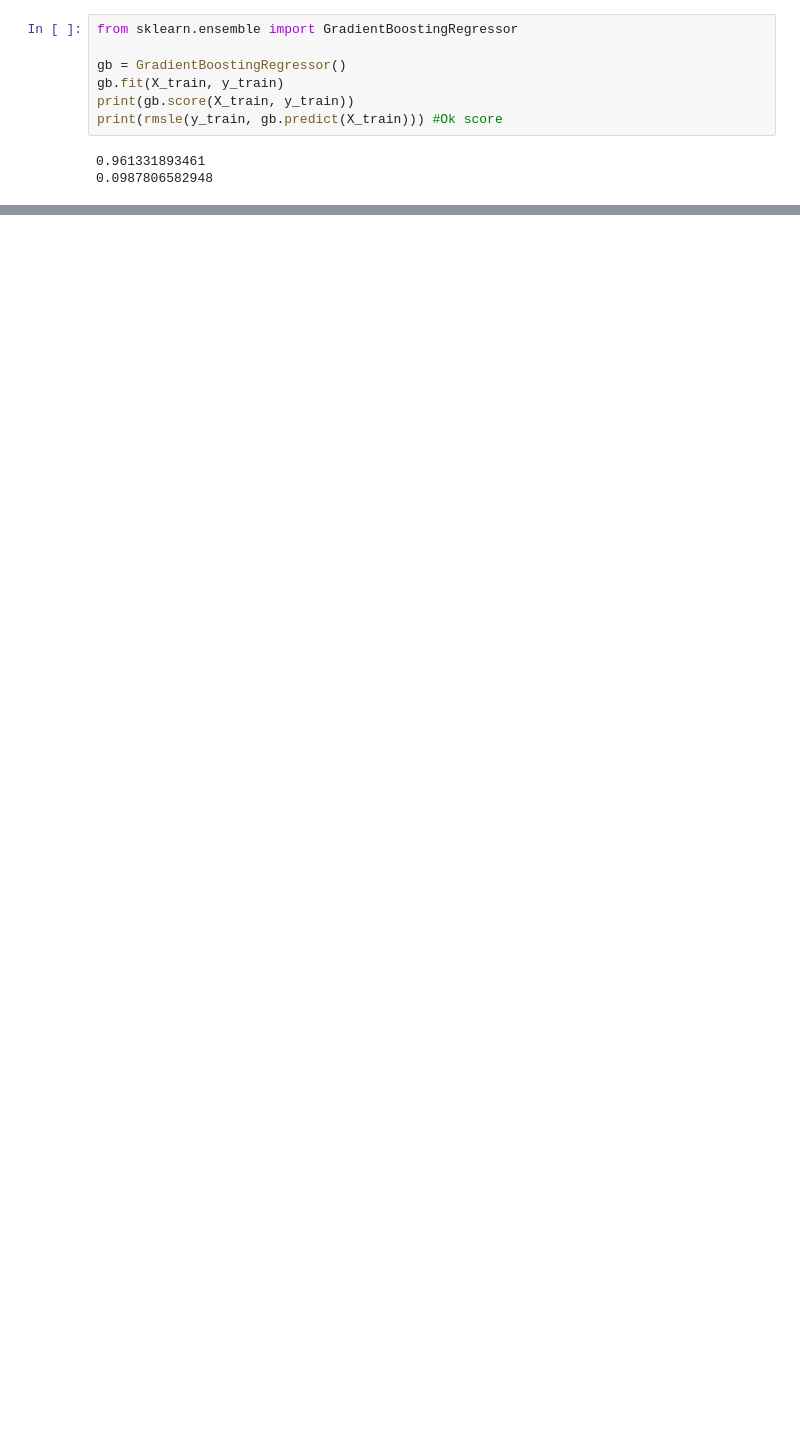
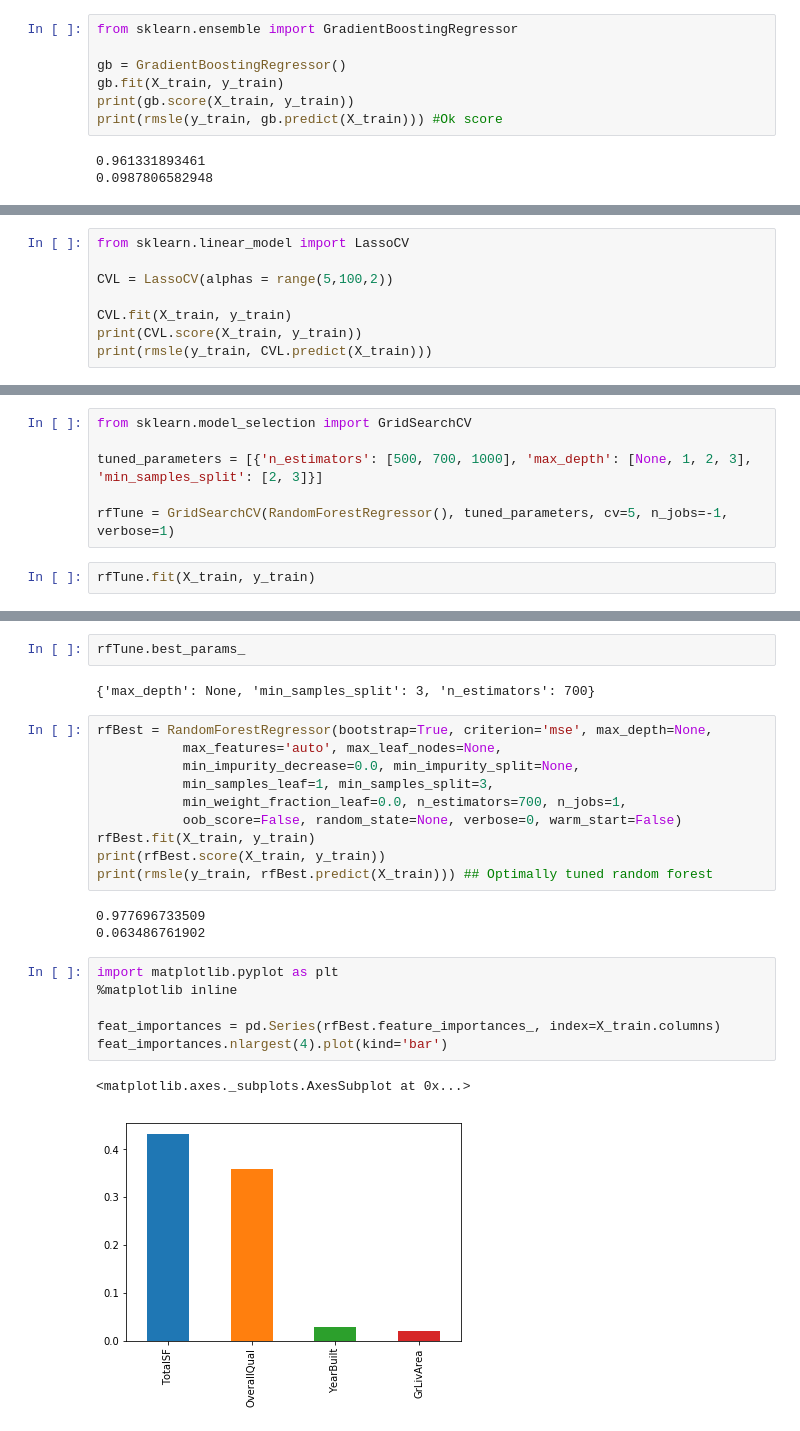
Before and after one commit to hkcaddes/MachineLearningPythonProject, a Jupyter notebook: Tom/Machine Learning Project.ipynb, the cells around one changed output, grey strips where cells are left out. Drawn from its saved outputs; the diff is of its cells as text; blank space fills up the shorter version.

```diff
--- a/Tom/Machine Learning Project.ipynb
+++ b/Tom/Machine Learning Project.ipynb
@@ -259,0 +275,8 @@ print(rmsle(y_train, gb.predict(X_train))) #Ok score
+# %%
+from sklearn.linear_model import LassoCV
+
+CVL = LassoCV(alphas = range(5,100,2))
+
+CVL.fit(X_train, y_train)
+print(CVL.score(X_train, y_train))
+print(rmsle(y_train, CVL.predict(X_train)))
@@ -259,0 +292,8 @@ print(rmsle(y_train, gb.predict(X_train))) #Ok score
+# %%
+from sklearn.model_selection import GridSearchCV
+
+tuned_parameters = [{'n_estimators': [500, 700, 1000], 'max_depth': [None, 1, 2, 3], 'min_samples_split': [2, 3]}]
+
+rfTune = GridSearchCV(RandomForestRegressor(), tuned_parameters, cv=5, n_jobs=-1, verbose=1)
+# %%
+rfTune.fit(X_train, y_train)
@@ -259,0 +324,26 @@ print(rmsle(y_train, gb.predict(X_train))) #Ok score
+# %%
+rfTune.best_params_
+# %% [output]
+{'max_depth': None, 'min_samples_split': 3, 'n_estimators': 700}
+# %%
+rfBest = RandomForestRegressor(bootstrap=True, criterion='mse', max_depth=None,
+           max_features='auto', max_leaf_nodes=None,
+           min_impurity_decrease=0.0, min_impurity_split=None,
+           min_samples_leaf=1, min_samples_split=3,
+           min_weight_fraction_leaf=0.0, n_estimators=700, n_jobs=1,
+           oob_score=False, random_state=None, verbose=0, warm_start=False)
+rfBest.fit(X_train, y_train)
+print(rfBest.score(X_train, y_train))
+print(rmsle(y_train, rfBest.predict(X_train))) ## Optimally tuned random forest
+# %% [output]
+0.977696733509
+0.063486761902
+# %%
+import matplotlib.pyplot as plt
+%matplotlib inline
+
+feat_importances = pd.Series(rfBest.feature_importances_, index=X_train.columns)
+feat_importances.nlargest(4).plot(kind='bar')
+# %% [output]
+<matplotlib.axes._subplots.AxesSubplot at 0x...>
+[figure, added]
```
Also changed, not shown: parts of 28 cells of this notebook.
